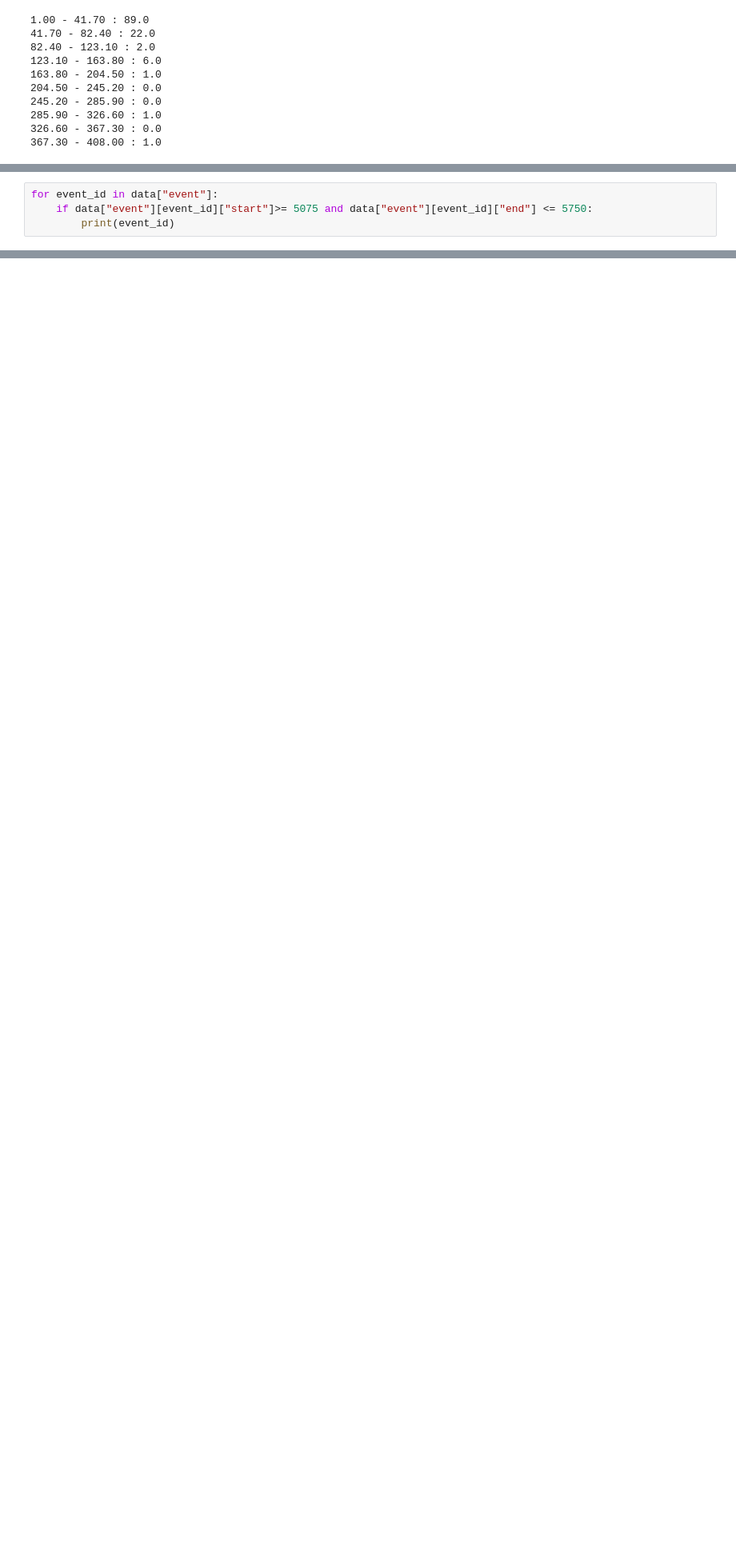
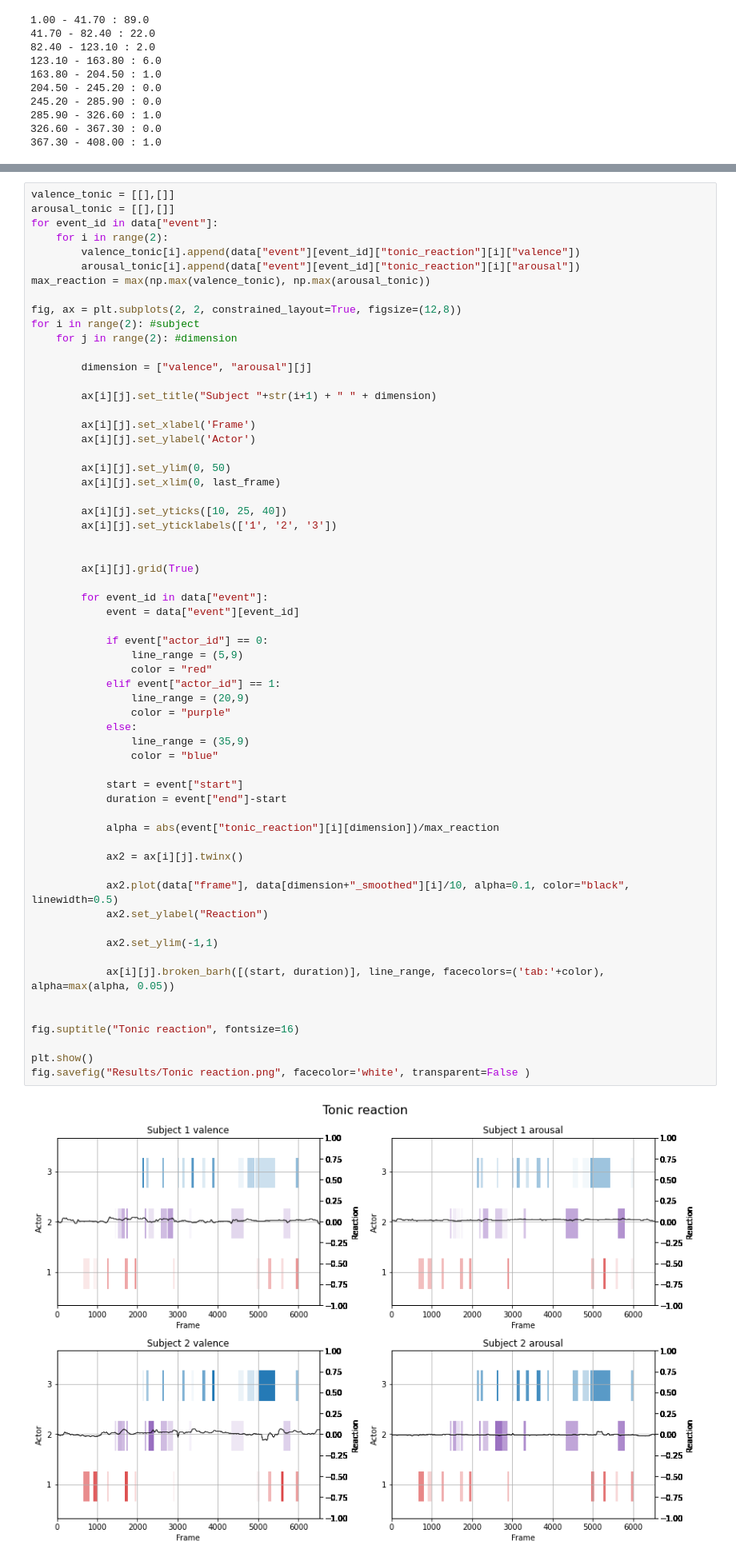
Before and after one commit to EltonCN/Emotion-estimation-applied-to-storytelling-reaction, a Jupyter notebook: analysis.ipynb, the cells around one changed output, grey strips where cells are left out. Shown at 80% size. Drawn from its saved outputs; the diff is of its cells as text; blank space fills up the shorter version.

```diff
--- a/analysis.ipynb
+++ b/analysis.ipynb
@@ -419,4 +353,0 @@ plt.plot(valence)
-# %%
-for event_id in data["event"]:
-    if data["event"][event_id]["start"]>= 5075 and data["event"][event_id]["end"] <= 5750:
-        print(event_id)
@@ -429,0 +433,63 @@ event_reaction(42, 1)
+# %%
+valence_tonic = [[],[]]
+arousal_tonic = [[],[]]
+for event_id in data["event"]:
+    for i in range(2):
+        valence_tonic[i].append(data["event"][event_id]["tonic_reaction"][i]["valence"])
+        arousal_tonic[i].append(data["event"][event_id]["tonic_reaction"][i]["arousal"])
+max_reaction = max(np.max(valence_tonic), np.max(arousal_tonic))
+
+fig, ax = plt.subplots(2, 2, constrained_layout=True, figsize=(12,8))
+for i in range(2): #subject
+    for j in range(2): #dimension
+
+        dimension = ["valence", "arousal"][j]
+
+        ax[i][j].set_title("Subject "+str(i+1) + " " + dimension)
+
+        ax[i][j].set_xlabel('Frame')
+        ax[i][j].set_ylabel('Actor')
+
+        ax[i][j].set_ylim(0, 50)
+        ax[i][j].set_xlim(0, last_frame)
+
+        ax[i][j].set_yticks([10, 25, 40])
+        ax[i][j].set_yticklabels(['1', '2', '3'])
+
+
+        ax[i][j].grid(True)
+
+        for event_id in data["event"]:
+            event = data["event"][event_id]
+
+            if event["actor_id"] == 0:
+                line_range = (5,9)
+                color = "red"
+            elif event["actor_id"] == 1:
+                line_range = (20,9)
+                color = "purple"
+            else:
+                line_range = (35,9)
+                color = "blue"
+
+            start = event["start"]
+            duration = event["end"]-start
+
+            alpha = abs(event["tonic_reaction"][i][dimension])/max_reaction
+
+            ax2 = ax[i][j].twinx()
+
+            ax2.plot(data["frame"], data[dimension+"_smoothed"][i]/10, alpha=0.1, color="black", linewidth=0.5)
+            ax2.set_ylabel("Reaction")
+
+            ax2.set_ylim(-1,1)
+
+            ax[i][j].broken_barh([(start, duration)], line_range, facecolors=('tab:'+color), alpha=max(alpha, 0.05))
+
+
+fig.suptitle("Tonic reaction", fontsize=16)
+
+plt.show()
+fig.savefig("Results/Tonic reaction.png", facecolor='white', transparent=False )
+# %% [output]
+[figure, added]
```
Also changed, not shown: parts of 23 cells of this notebook, 4 other files.
